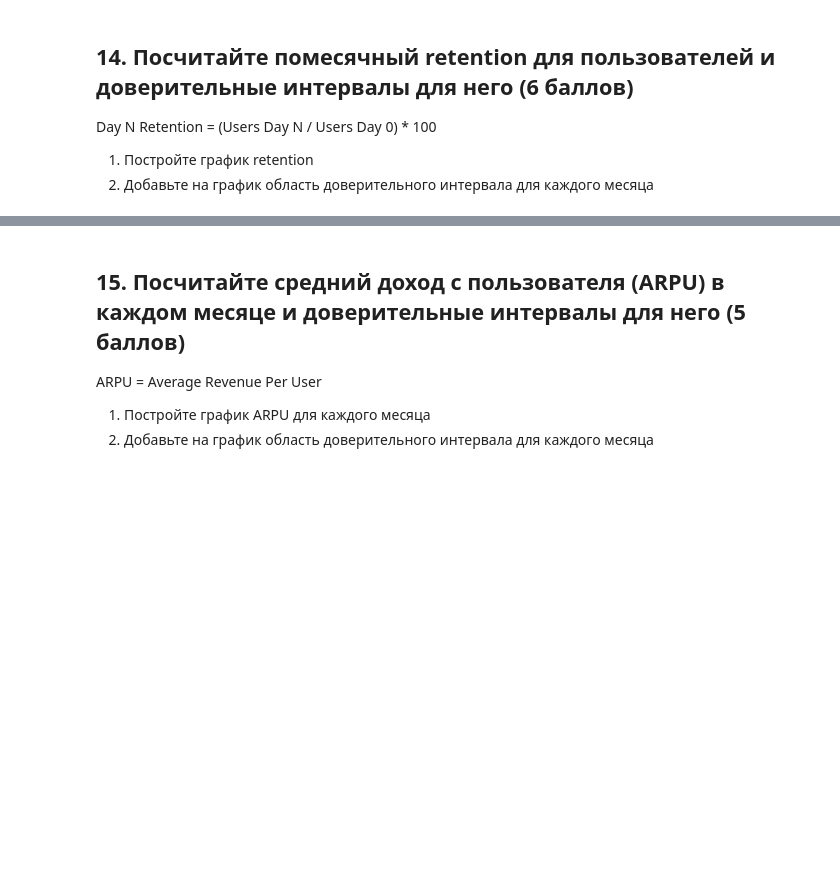
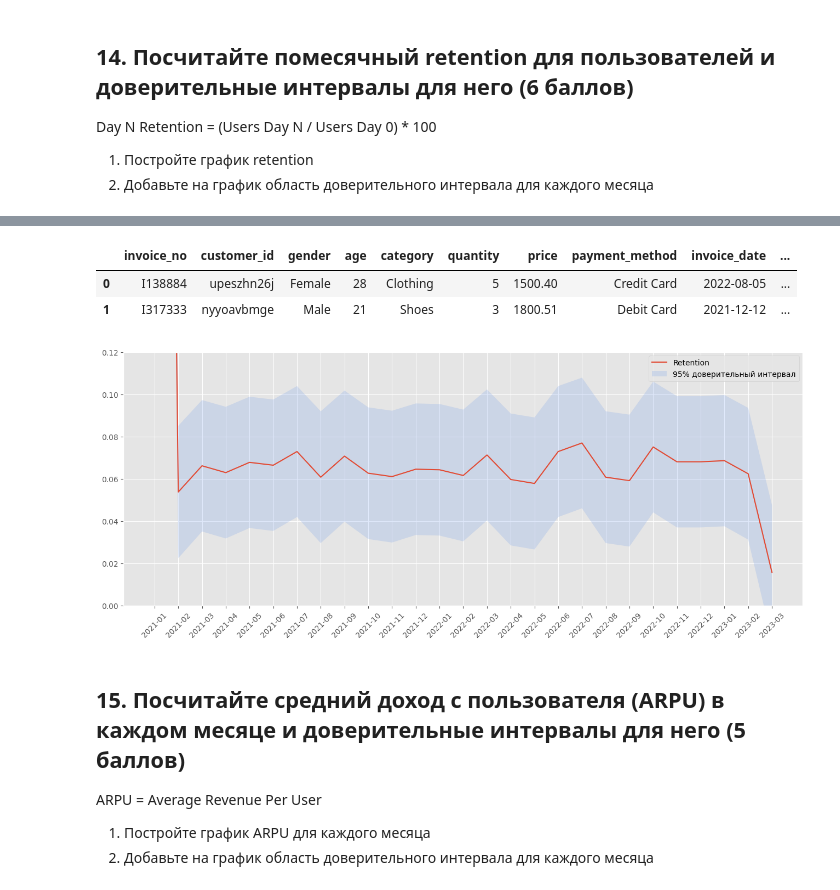
Before and after one commit to hilkovich/itmo_math_stat, a Jupyter notebook: homework_2/HW_2.ipynb, the cells around one changed output, grey strips where cells are left out. Saved outputs shown, nothing was run; the diff lists cells and outputs as text; code cells hidden in the pictures; blank space fills up the shorter version.

```diff
--- a/homework_2/HW_2.ipynb
+++ b/homework_2/HW_2.ipynb
@@ -809,3 +719,58 @@ plt.show()
+# %%
+# Делаю копию, что бы не затереть расчеты заданий выше
+df_copy = df.copy()
+
+df_copy["month_year"] = df_copy["invoice_date"].dt.to_period("M")
+
+df_copy.head(2)
+# %% [output]
+|  | invoice_no | customer_id | gender | age | category | quantity | price | payment_method | invoice_date | ... |
+| 0 | I138884 | upeszhn26j | Female | 28 | Clothing | 5 | 1500.40 | Credit Card | 2022-08-05 | ... |
+| 1 | I317333 | nyyoavbmge | Male | 21 | Shoes | 3 | 1800.51 | Debit Card | 2021-12-12 | ... |
+# %%
+# Определяю количество уникальных пользователей в 0 месяце
+month0 = df_copy[df_copy["month_year"] == df_copy["month_year"].min()][
+    "customer_id"
+].unique()
+# %%
+months = df_copy["month_year"].sort_values().unique()
+
+list_retention = []
+intervals_left = []
+intervals_right = []
+
+# Расчет значений (не получилось реализовать на прямую через pandas)
+for month in months:
+    month_next = df_copy[df_copy["month_year"] == month]["customer_id"].unique()
+    back_user = len(set(month0) & set(month_next))
+    retention = back_user / len(month0)
+    list_retention.append(retention)
+
+    # Расчет доверительного интервала
+    alpha = 0.05
+    z_score = norm.ppf(1 - alpha / 2)
+    margin_of_error = np.sqrt(retention * (1 - retention) / back_user)
+    left = retention - z_score * margin_of_error
+    right = retention + z_score * margin_of_error
+    intervals_left.append(left)
+    intervals_right.append(right)
+# %%
+months = [str(month) for month in months]
+
+# Визуализация
+fig, ax = plt.subplots(figsize=(16, 6))
+
+ax.plot(months, list_retention)
+ax.fill_between(
+    months, intervals_left, intervals_right, alpha=0.2, facecolor="cornflowerblue"
+)
+plt.xticks(rotation=45)
+ax.set_ylim([0.0, 0.12])
+ax.legend(["Retention", "95% доверительный интервал"])
+
+plt.show()
+# %% [output]
+[figure, added]
 # %% [markdown]
 ## 15. Посчитайте средний доход с пользователя (ARPU) в каждом месяце и доверительные интервалы для него (5 баллов)
 ARPU = Average Revenue Per User
```
Also changed, not shown: parts of 12 cells of this notebook.
